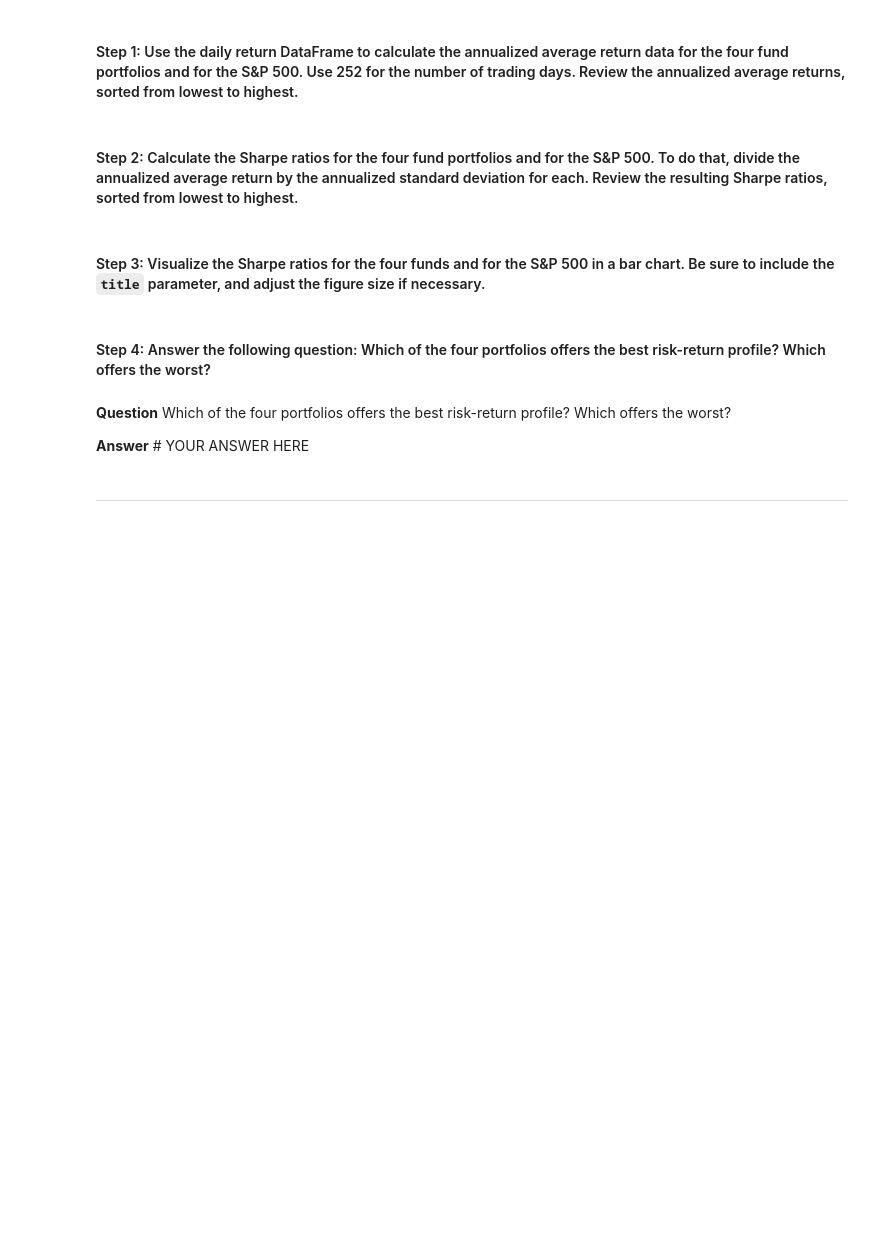
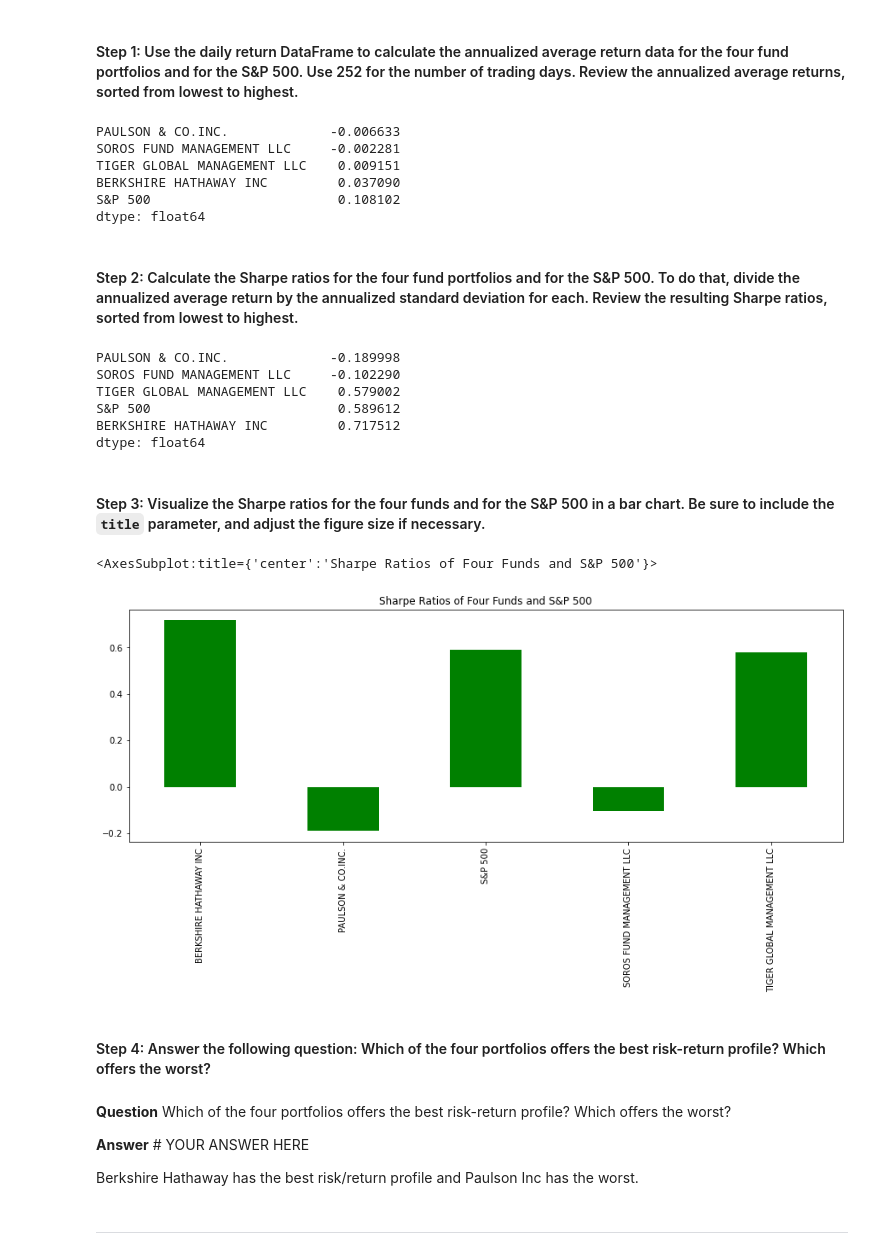
Before and after one commit to tnmercer/fintechbootcamp, a Jupyter notebook: Module_4_Challenge/Starter_Code/risk_return_analysis.ipynb, the cells around one changed output. Drawn from its saved outputs; the diff is of its cells as text; code cells hidden in the pictures; blank space fills up the shorter version.

```diff
--- a/Module_4_Challenge/Starter_Code/risk_return_analysis.ipynb
+++ b/Module_4_Challenge/Starter_Code/risk_return_analysis.ipynb
@@ -369,24 +366,55 @@ To determine the overall risk of an asset or portfolio, quantitative analysts an
 # Use 252 as the number of trading days in the year
 # Review the annual average returns sorted from lowest to highest
 # YOUR CODE HERE
+
+annual_average_return = daily_returns.mean() * 252
+annual_average_return.sort_values()
+# %% [output]
+PAULSON & CO.INC.             -0.006633
+SOROS FUND MANAGEMENT LLC     -0.002281
+TIGER GLOBAL MANAGEMENT LLC    0.009151
+BERKSHIRE HATHAWAY INC         0.037090
+S&P 500                        0.108102
+dtype: float64
 # %% [markdown]
 #### Step 2: Calculate the Sharpe ratios for the four fund portfolios and for the S&P 500. To do that, divide the annualized average return by the annualized standard deviation for each. Review the resulting Sharpe ratios, sorted from lowest to highest.
 # %%
 # Calculate the annualized Sharpe Ratios for each of the 4 portfolios and the S&P 500.
 # Review the Sharpe ratios sorted lowest to highest
 # YOUR CODE HERE
+
+sharpe_ratios = annual_average_return / annualised_sd
+sharpe_ratios.sort_values()
+# %% [output]
+PAULSON & CO.INC.             -0.189998
+SOROS FUND MANAGEMENT LLC     -0.102290
+TIGER GLOBAL MANAGEMENT LLC    0.579002
+S&P 500                        0.589612
+BERKSHIRE HATHAWAY INC         0.717512
+dtype: float64
 # %% [markdown]
 #### Step 3: Visualize the Sharpe ratios for the four funds and for the S&P 500 in a bar chart. Be sure to include the `title` parameter, and adjust the figure size if necessary.
 # %%
 # Visualize the Sharpe ratios as a bar chart
 # Include a title parameter and adjust the figure size
 # YOUR CODE HERE
+
+sharpe_ratios.plot.bar(
+    title="Sharpe Ratios of Four Funds and S&P 500",
+    figsize=(15,5),
+    color='g'
+)
+# %% [output]
+<AxesSubplot:title={'center':'Sharpe Ratios of Four Funds and S&P 500'}>
+[figure, added]
 # %% [markdown]
 #### Step 4: Answer the following question: Which of the four portfolios offers the best risk-return profile? Which offers the worst?
 # %% [markdown]
 **Question** Which of the four portfolios offers the best risk-return profile? Which offers the worst?
 
 **Answer** # YOUR ANSWER HERE
+
+Berkshire Hathaway has the best risk/return profile and Paulson Inc has the worst.
 # %% [markdown]
 ---
 # %% [markdown]
```
Also changed, not shown: parts of 15 cells of this notebook.
